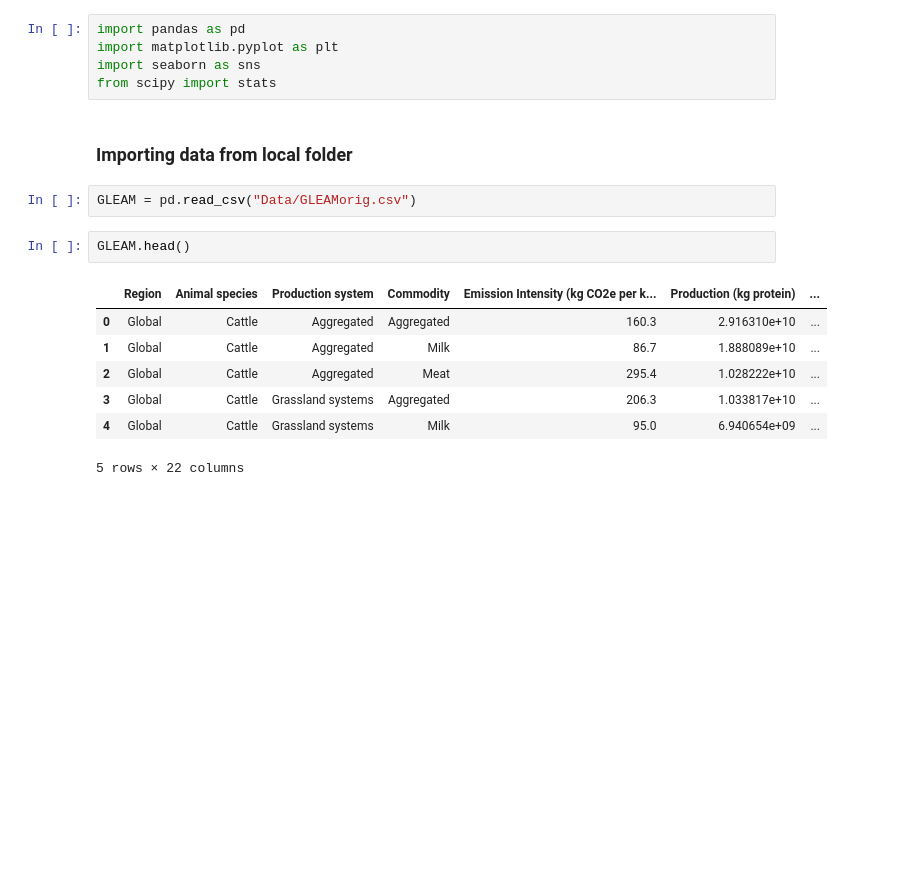
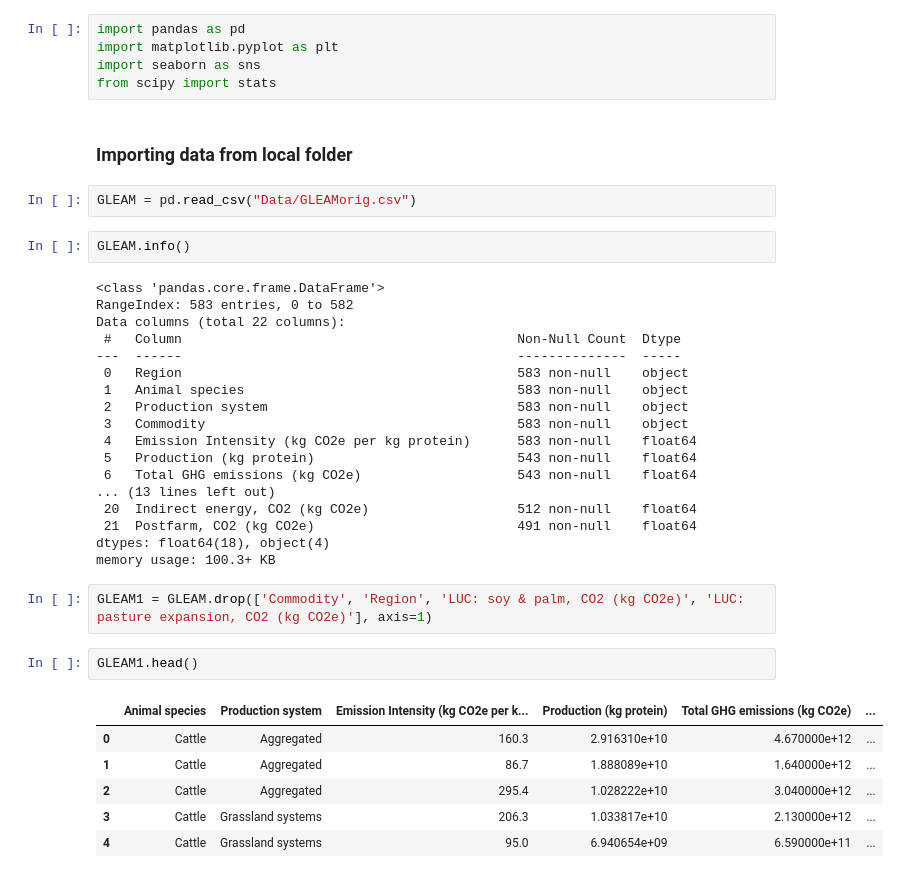
Before and after one commit to AAnthonyF/GLEAMone, a Jupyter notebook: Untitled.ipynb, the cells around one changed output. Saved outputs shown, nothing was run; the diff lists cells and outputs as text; blank space fills up the shorter version.

Commit message:
Data transformation has started.
Changed species and production system types to get data changed from object to float or integer.

```diff
--- a/Untitled.ipynb
+++ b/Untitled.ipynb
@@ -3,17 +3,38 @@ import pandas as pd
 import matplotlib.pyplot as plt
 import seaborn as sns
 from scipy import stats
-# %% [markdown]
-### Importing data from local folder
+# %% [markdown]
+### Importing data from local folder
 # %%
 GLEAM = pd.read_csv("Data/GLEAMorig.csv")
 # %%
-GLEAM.head()
+GLEAM.info()
 # %% [output]
-|  | Region | Animal species | Production system | Commodity | Emission Intensity (kg CO2e per k... | Production (kg protein) | ... |
-| 0 | Global | Cattle | Aggregated | Aggregated | 160.3 | 2.916310e+10 | ... |
-| 1 | Global | Cattle | Aggregated | Milk | 86.7 | 1.888089e+10 | ... |
-| 2 | Global | Cattle | Aggregated | Meat | 295.4 | 1.028222e+10 | ... |
-| 3 | Global | Cattle | Grassland systems | Aggregated | 206.3 | 1.033817e+10 | ... |
-| 4 | Global | Cattle | Grassland systems | Milk | 95.0 | 6.940654e+09 | ... |
-5 rows × 22 columns
+<class 'pandas.core.frame.DataFrame'>
+RangeIndex: 583 entries, 0 to 582
+Data columns (total 22 columns):
+ #   Column                                           Non-Null Count  Dtype
+---  ------                                           --------------  -----
+ 0   Region                                           583 non-null    object
+ 1   Animal species                                   583 non-null    object
+ 2   Production system                                583 non-null    object
+ 3   Commodity                                        583 non-null    object
+ 4   Emission Intensity (kg CO2e per kg protein)      583 non-null    float64
+ 5   Production (kg protein)                          543 non-null    float64
+ 6   Total GHG emissions (kg CO2e)                    543 non-null    float64
+... (13 lines left out)
+ 20  Indirect energy, CO2 (kg CO2e)                   512 non-null    float64
+ 21  Postfarm, CO2 (kg CO2e)                          491 non-null    float64
+dtypes: float64(18), object(4)
+memory usage: 100.3+ KB
+# %%
+GLEAM1 = GLEAM.drop(['Commodity', 'Region', 'LUC: soy & palm, CO2 (kg CO2e)', 'LUC: pasture expansion, CO2 (kg CO2e)'], axis=1)
+# %%
+GLEAM1.head()
+# %% [output]
+|  | Animal species | Production system | Emission Intensity (kg CO2e per k... | Production (kg protein) | Total GHG emissions (kg CO2e) | ... |
+| 0 | Cattle | Aggregated | 160.3 | 2.916310e+10 | 4.670000e+12 | ... |
+| 1 | Cattle | Aggregated | 86.7 | 1.888089e+10 | 1.640000e+12 | ... |
+| 2 | Cattle | Aggregated | 295.4 | 1.028222e+10 | 3.040000e+12 | ... |
+| 3 | Cattle | Grassland systems | 206.3 | 1.033817e+10 | 2.130000e+12 | ... |
+| 4 | Cattle | Grassland systems | 95.0 | 6.940654e+09 | 6.590000e+11 | ... |
```
Also changed, not shown: parts of 5 cells of this notebook, 1 other file.
